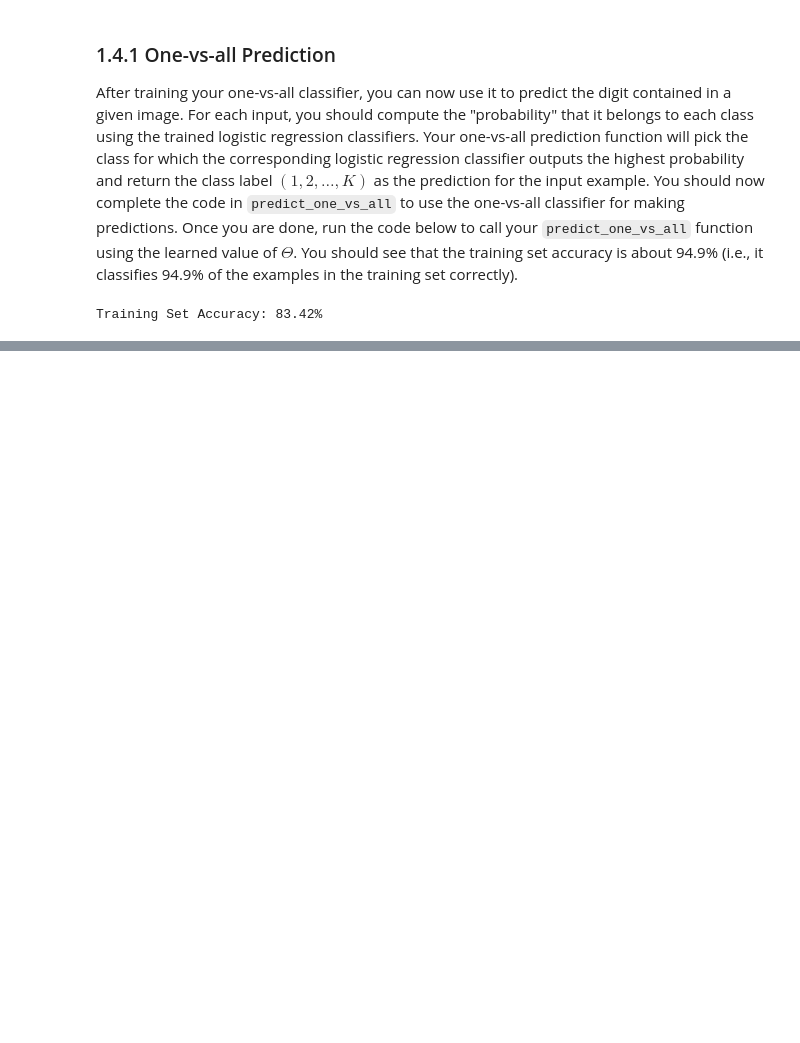
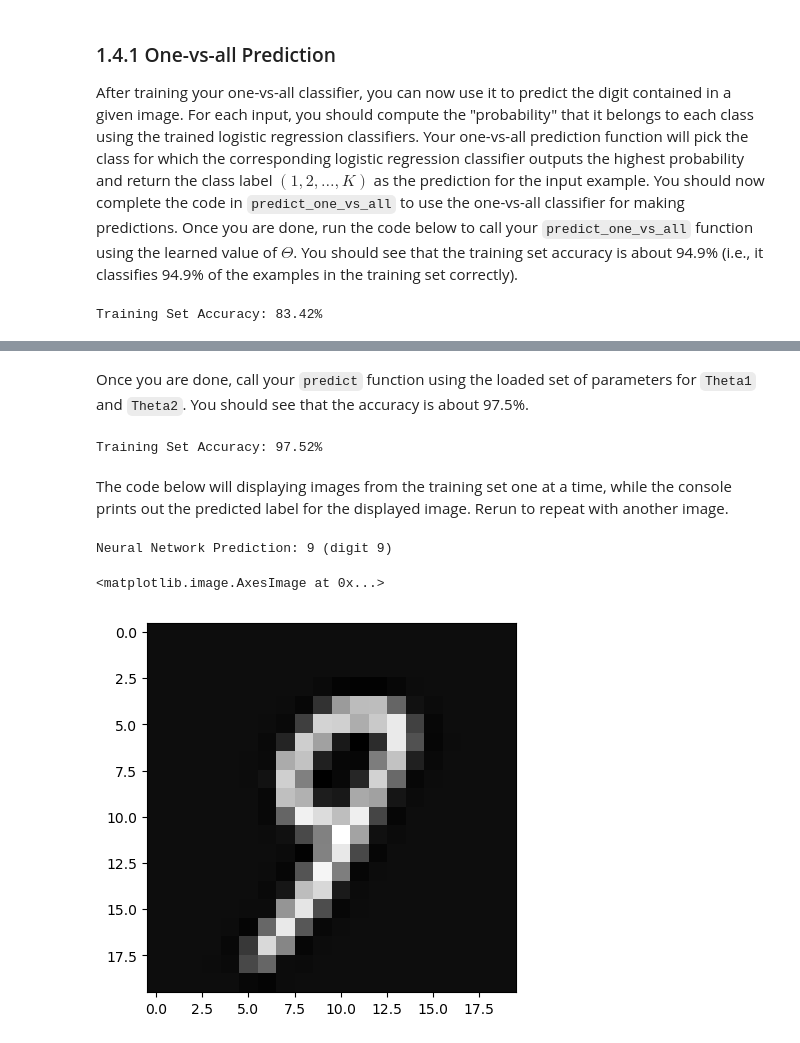
Before and after one commit to MaksymAndreiev/DeepLearning.AI_Courses, a Jupyter notebook: Python code/ex3/ex3.ipynb, the cells around one changed output, grey strips where cells are left out. Drawn from its saved outputs; the diff is of its cells as text; code cells hidden in the pictures; blank space fills up the shorter version.

```diff
--- a/Python code/ex3/ex3.ipynb
+++ b/Python code/ex3/ex3.ipynb
@@ -209,0 +245,23 @@ plt.imshow(X[rp].reshape((20, 20)).T, cmap='gray')
+# %% [markdown]
+Once you are done, call your `predict` function using the loaded set of parameters for `Theta1` and `Theta2`. You should see that the accuracy is about 97.5%.
+# %%
+pred = predict(Theta1, Theta2, X)
+print('Training Set Accuracy: {:.2f}%'.format(np.mean(pred == y.ravel()) * 100))
+# %% [output]
+Training Set Accuracy: 97.52%
+# %% [markdown]
+The code below will displaying images from the training set one at a time, while the console prints out the predicted label for the displayed image. Rerun to repeat with another image.
+# %%
+# Randomly permute examples
+rp = np.random.randint(m)
+# Predict
+pred = predict(Theta1, Theta2, X[rp, np.newaxis])
+print('Neural Network Prediction: {} (digit {})'.format(pred[0], pred[0] % 10))
+# %% [output]
+Neural Network Prediction: 9 (digit 9)
+# %%
+# Display
+plt.imshow(X[rp].reshape((20, 20)).T, cmap='gray')
+# %% [output]
+<matplotlib.image.AxesImage at 0x...>
+[figure, added]
```
Also changed, not shown: parts of 8 cells of this notebook.
